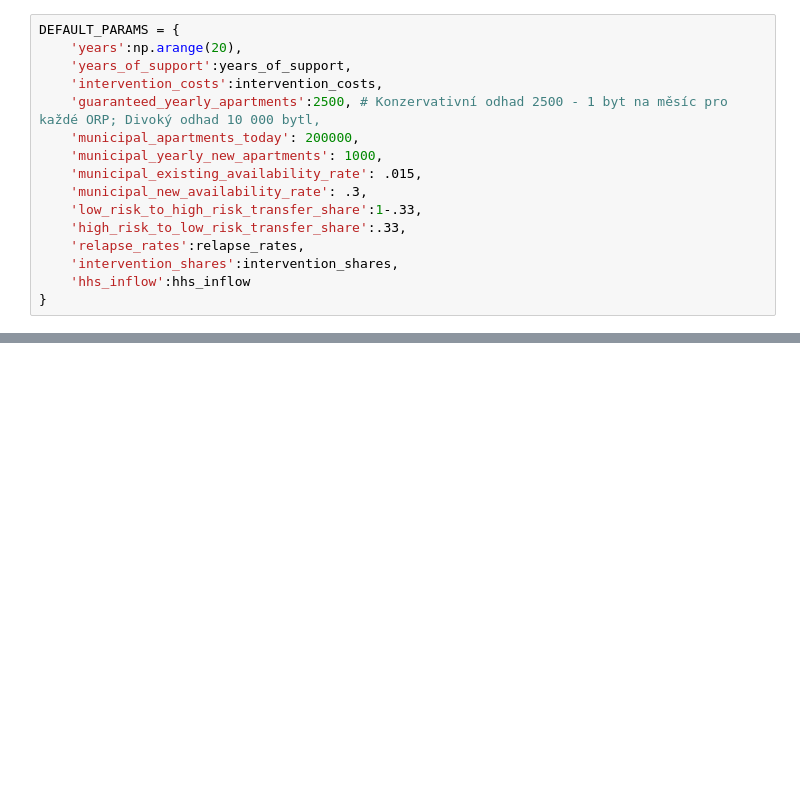
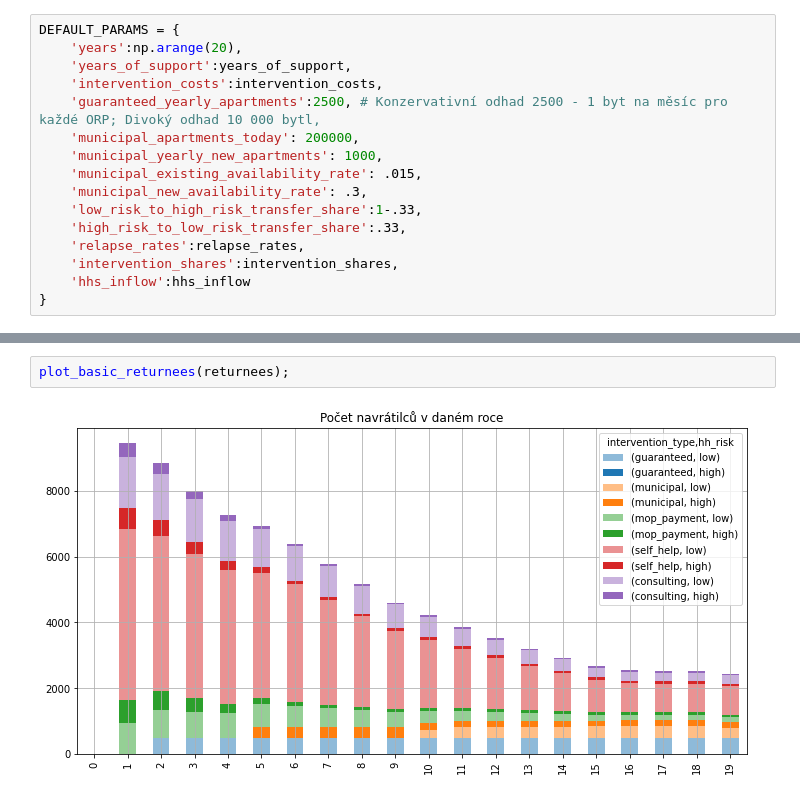
Before and after one commit to vitekzkytek/SocialHousingModel, a Jupyter notebook: model.ipynb, the cells around one changed output, grey strips where cells are left out. Drawn from its saved outputs; the diff is of its cells as text; blank space fills up the shorter version.

```diff
--- a/model.ipynb
+++ b/model.ipynb
@@ -335,0 +367,4 @@ plot_two_param_variation(
+# %%
+plot_basic_returnees(returnees);
+# %% [output]
+[figure, added]
```
Also changed, not shown: parts of 52 cells of this notebook, 4 other files.
